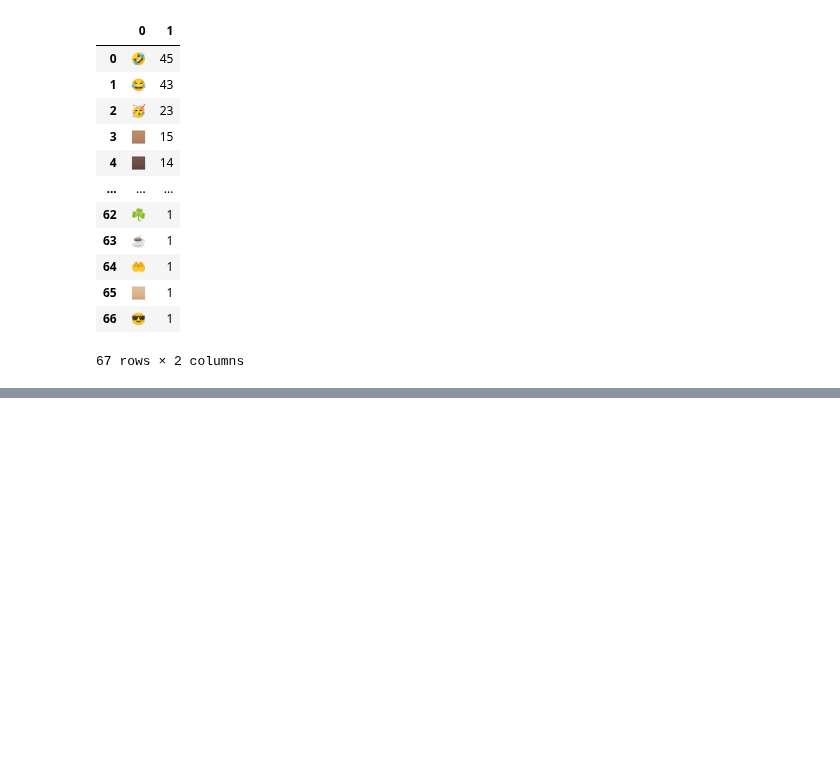
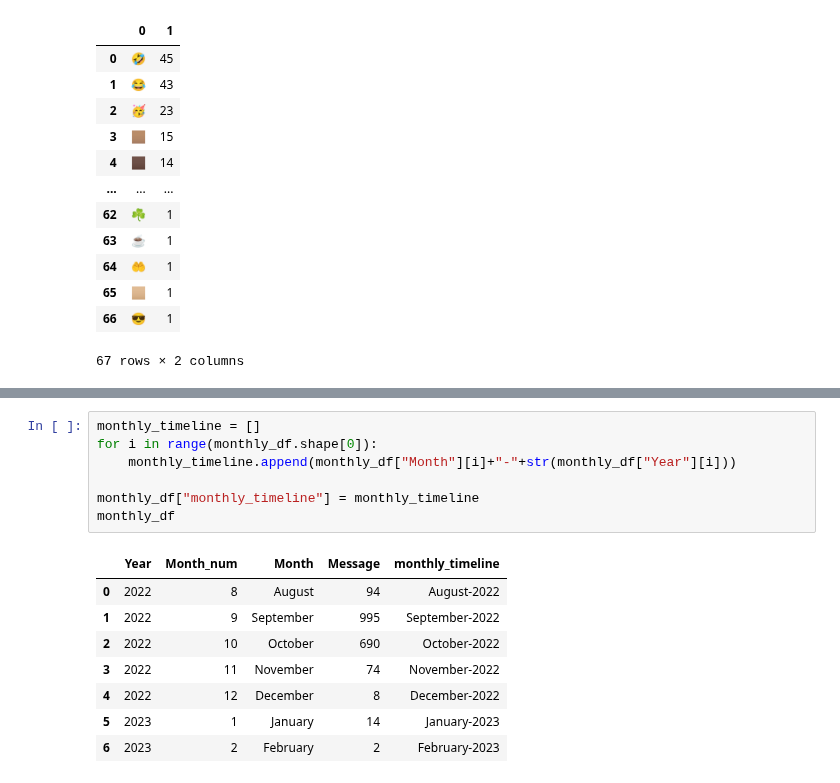
Before and after one commit to lawalsegun2025/whatsapp_chat_analyzer, a Jupyter notebook: whatsapp_chat_analysis.ipynb, the cells around one changed output, grey strips where cells are left out. Saved outputs shown, nothing was run; the diff lists cells and outputs as text; blank space fills up the shorter version.

```diff
--- a/whatsapp_chat_analysis.ipynb
+++ b/whatsapp_chat_analysis.ipynb
@@ -683,0 +704,16 @@ emoji_df
+# %%
+monthly_timeline = []
+for i in range(monthly_df.shape[0]):
+    monthly_timeline.append(monthly_df["Month"][i]+"-"+str(monthly_df["Year"][i]))
+
+monthly_df["monthly_timeline"] = monthly_timeline
+monthly_df
+# %% [output]
+|  | Year | Month_num | Month | Message | monthly_timeline |
+| 0 | 2022 | 8 | August | 94 | August-2022 |
+| 1 | 2022 | 9 | September | 995 | September-2022 |
+| 2 | 2022 | 10 | October | 690 | October-2022 |
+| 3 | 2022 | 11 | November | 74 | November-2022 |
+| 4 | 2022 | 12 | December | 8 | December-2022 |
+| 5 | 2023 | 1 | January | 14 | January-2023 |
+| 6 | 2023 | 2 | February | 2 | February-2023 |
```
Also changed, not shown: parts of 9 cells of this notebook, 1 other file.
